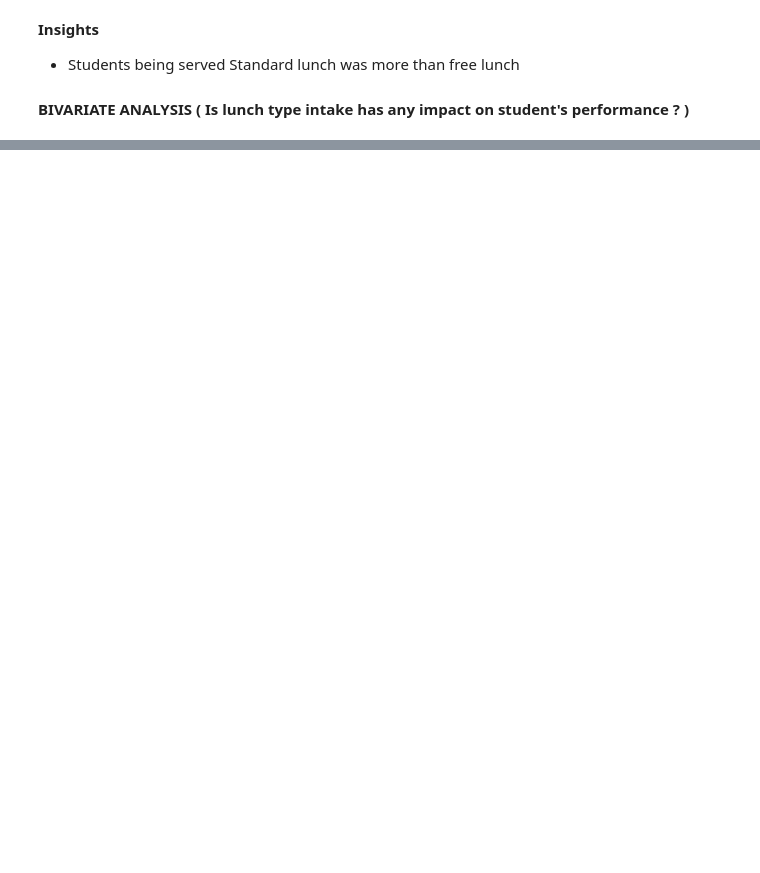
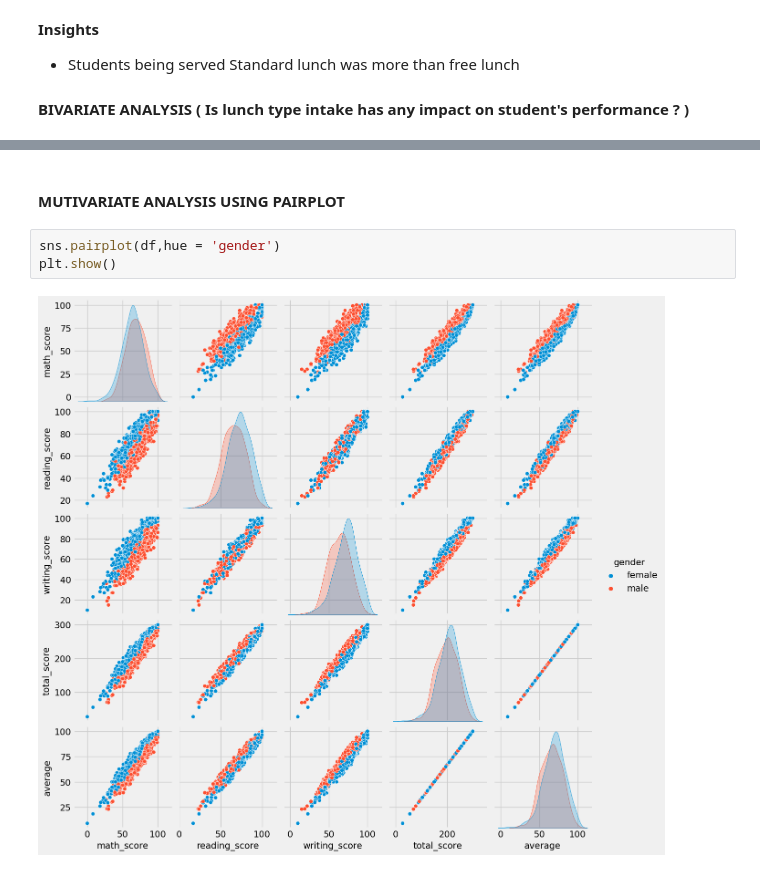
Before and after one commit to rosanne-odiero/Casestudyinterviewprep, a Jupyter notebook: notebook/EDA STUDENTS PERFORMANCE.ipynb, the cells around one changed output, grey strips where cells are left out. Drawn from its saved outputs; the diff is of its cells as text; blank space fills up the shorter version.

```diff
--- a/notebook/EDA STUDENTS PERFORMANCE.ipynb
+++ b/notebook/EDA STUDENTS PERFORMANCE.ipynb
@@ -658,0 +729,7 @@ for container in ax[1].containers:
+# %% [markdown]
+#### MUTIVARIATE ANALYSIS USING PAIRPLOT
+# %%
+sns.pairplot(df,hue = 'gender')
+plt.show()
+# %% [output]
+[figure, added]
```
Also changed, not shown: parts of 13 cells of this notebook, 6 other files.
